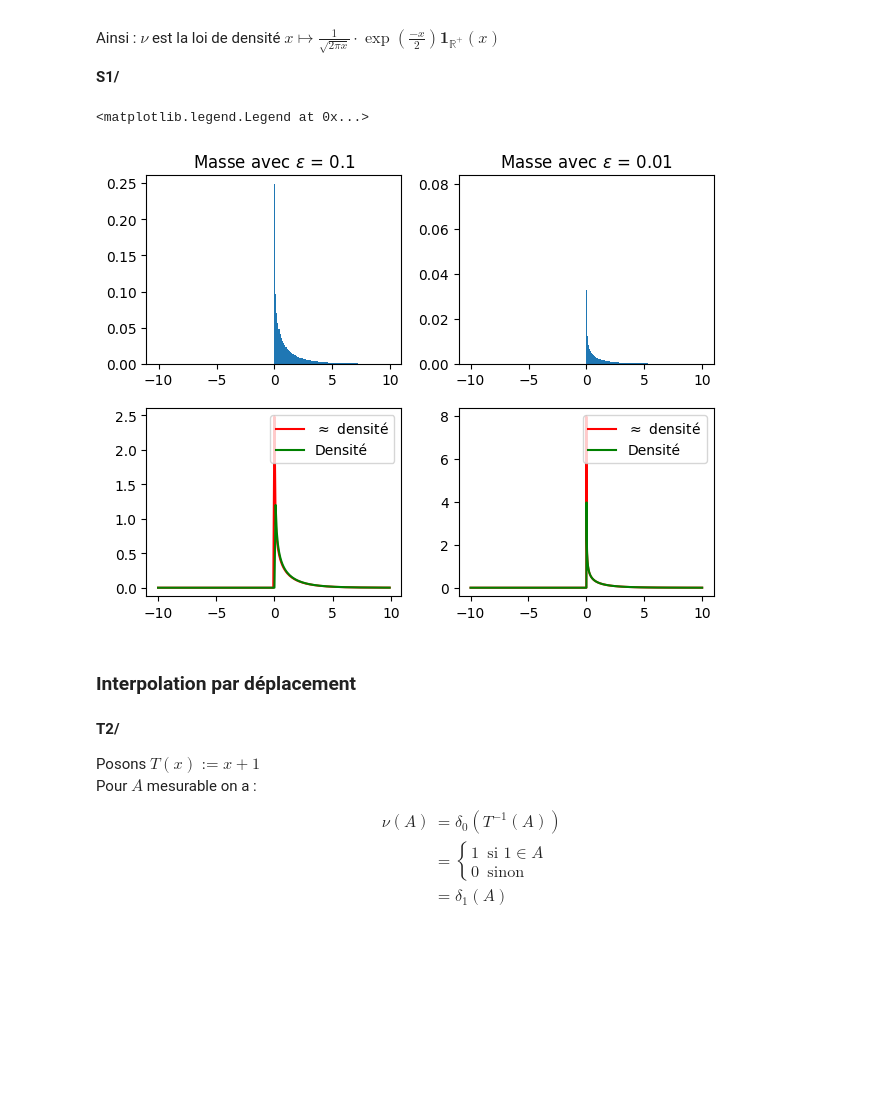
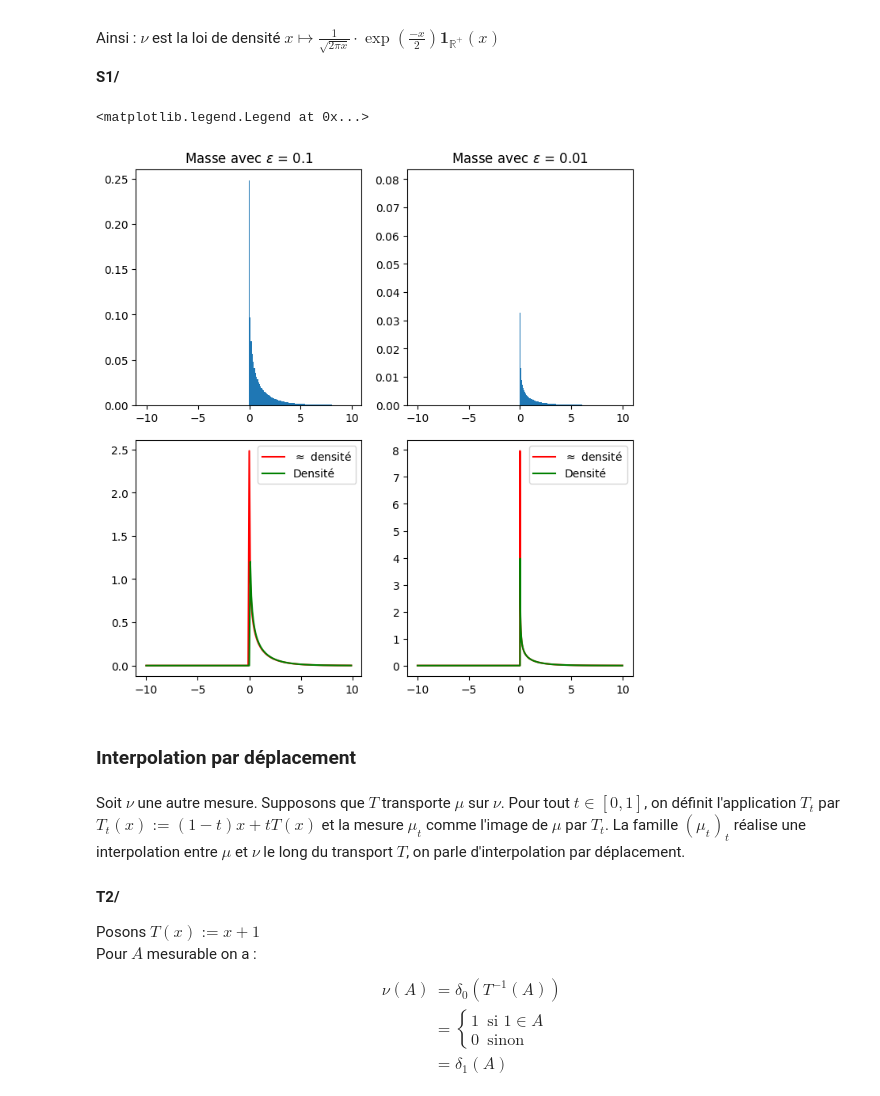
Before and after one commit to AI-ELka/Displacement_convexity_proj, a Jupyter notebook: Main.ipynb, the cells around one changed output. Drawn from its saved outputs; the diff is of its cells as text; code cells hidden in the pictures; blank space fills up the shorter version.

```diff
--- a/Main.ipynb
+++ b/Main.ipynb
@@ -30,7 +32,7 @@ Ainsi : $\nu$ est la loi de densité $x \mapsto \frac{1}{\sqrt{2\pi x}} \cdot \e
 
 **S1/**
 # %%
-fig,ax=plt.subplots(2,2)
+fig,ax=plt.subplots(2,2,figsize=(7,7))
 fig.tight_layout()
 eps1=0.1
 eps2=0.01
@@ -49,36 +51,38 @@ def mass(a,eps):
     return 2*(sps.norm.cdf(b)-sps.norm.cdf(a))
 res1 = np.array([mass(i,eps1) for i in seg1])
 res2 = np.array([mass(i,eps2) for i in seg2])
 
 dens1 = [i/eps1 for i in res1]
 dens2 = [i/eps2 for i in res2]
 
 def funcTheorique(x):
     if(x<=0):
         return 0
     return 1/np.sqrt(2*np.pi*x)*np.exp(-x/2)
 
 theo1 = [funcTheorique(i) for i in seg1]
 theo2 = [funcTheorique(i) for i in seg2]
 #ax1=plt.subplot(11)
 #ax2=plt.subplot(12)
 ax[0,0].bar(seg1,res1,width=eps1)
 ax[0,0].title.set_text("Masse avec $\epsilon$ = 0.1")
 ax[1,0].plot(seg1,dens1,color='red',label=r"$\approx$ densité")
 ax[1,0].plot(seg1,theo1,color='green',label=r"Densité")
 #plt.ylim([0,0.03])
 ax[0,1].bar(seg2,res2,width=eps2)
 ax[0,1].title.set_text("Masse avec $\epsilon$ = 0.01")
 ax[1,1].plot(seg2,dens2,color='red',label=r"$\approx$ densité")
 ax[1,1].plot(seg2,theo2,color='green',label=r"Densité")
 
 ax[1,0].legend(loc="best")
 ax[1,1].legend(loc="best")
 # %% [output]
 <matplotlib.legend.Legend at 0x...>
-[figure, old version]
+[figure, new version]
 # %% [markdown]
 ### Interpolation par déplacement
+# %% [markdown]
+Soit $\nu$ une autre mesure. Supposons que $T$ transporte $\mu$ sur $\nu$. Pour tout $t \in [0, 1]$, on définit l'application $T_t$ par $T_t(x) := (1 - t)x + tT(x)$ et la mesure $\mu_t$ comme l'image de $\mu$ par $T_t$. La famille $(\mu_t)_t$ réalise une interpolation entre $\mu$ et $\nu$ le long du transport $T$, on parle d'interpolation par déplacement.
 # %% [markdown]
 **T2/**
 
```
Also changed, not shown: parts of 5 cells of this notebook.
